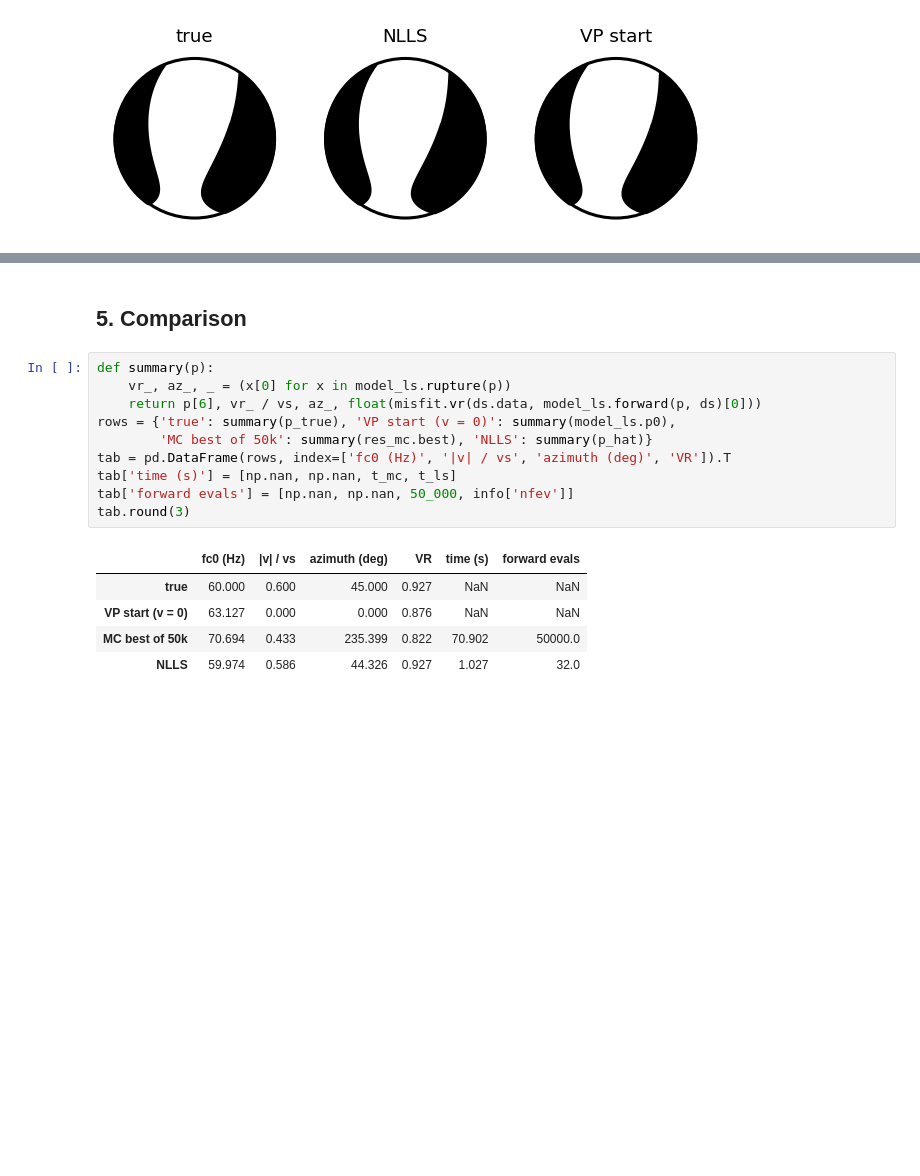
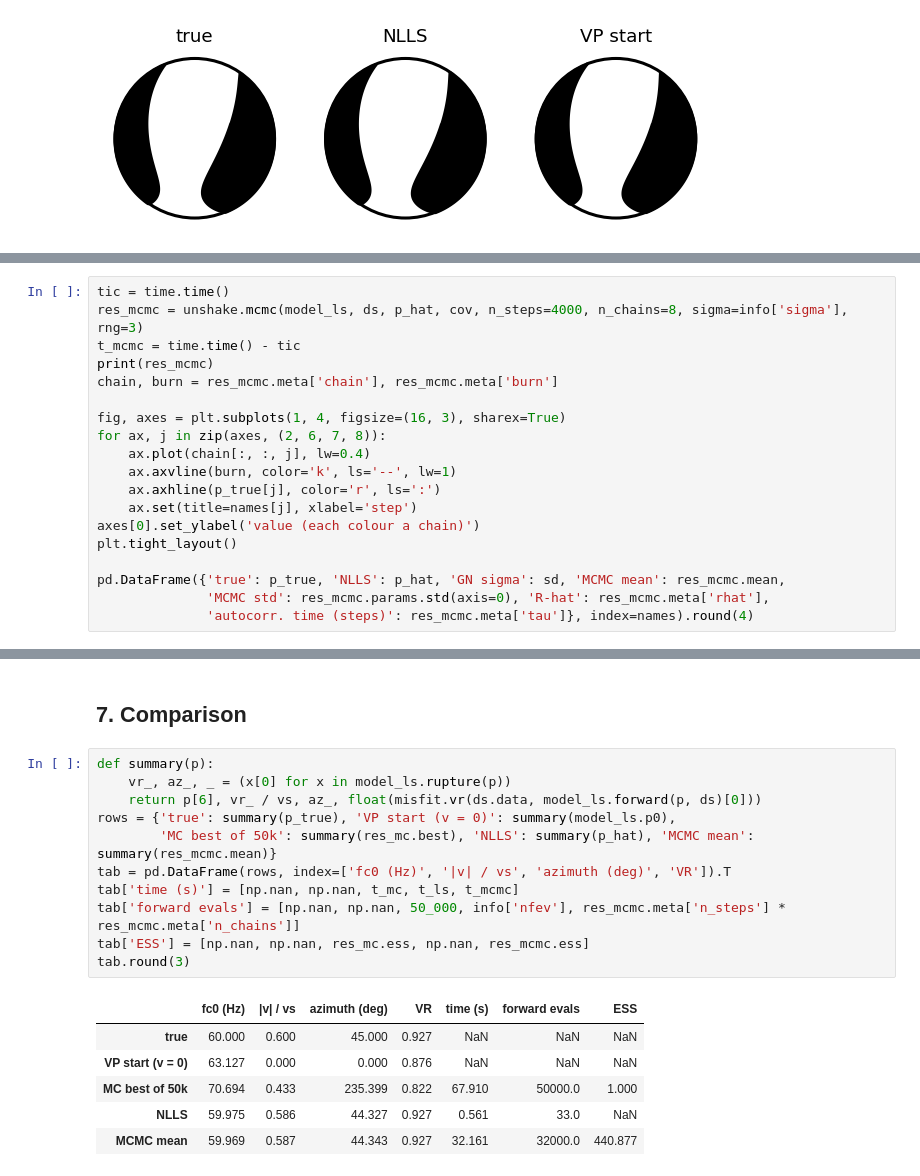
Before and after one commit to TomSHudson/unshake, a Jupyter notebook: examples/directional_inversion_demo.ipynb, the cells around one changed output, grey strips where cells are left out. Cells and saved outputs as stored; diff of their text form; blank space fills up the shorter version.

Commit message:
Added MCMC to MT+DC directivity inversion method and added option to estimate uncertainty for correlated, band-limited noise conditions.

```diff
--- a/examples/directional_inversion_demo.ipynb
+++ b/examples/directional_inversion_demo.ipynb
@@ -244,0 +308,19 @@ for ax, (lab, m6) in zip(axes, (('true', m_true), ('NLLS', p_hat[:6]), ('VP star
+# %%
+tic = time.time()
+res_mcmc = unshake.mcmc(model_ls, ds, p_hat, cov, n_steps=4000, n_chains=8, sigma=info['sigma'], rng=3)
+t_mcmc = time.time() - tic
+print(res_mcmc)
+chain, burn = res_mcmc.meta['chain'], res_mcmc.meta['burn']
+
+fig, axes = plt.subplots(1, 4, figsize=(16, 3), sharex=True)
+for ax, j in zip(axes, (2, 6, 7, 8)):
+    ax.plot(chain[:, :, j], lw=0.4)
+    ax.axvline(burn, color='k', ls='--', lw=1)
+    ax.axhline(p_true[j], color='r', ls=':')
+    ax.set(title=names[j], xlabel='step')
+axes[0].set_ylabel('value (each colour a chain)')
+plt.tight_layout()
+
+pd.DataFrame({'true': p_true, 'NLLS': p_hat, 'GN sigma': sd, 'MCMC mean': res_mcmc.mean,
+              'MCMC std': res_mcmc.params.std(axis=0), 'R-hat': res_mcmc.meta['rhat'],
+              'autocorr. time (steps)': res_mcmc.meta['tau']}, index=names).round(4)
@@ -270,21 +443,23 @@ crack: DC fraction of the estimate 0.006; fc0 60.19 Hz; v = [-677.  834.    0.]
 # %% [markdown]
-## 5. Comparison
+## 7. Comparison
 # %%
 def summary(p):
     vr_, az_, _ = (x[0] for x in model_ls.rupture(p))
     return p[6], vr_ / vs, az_, float(misfit.vr(ds.data, model_ls.forward(p, ds)[0]))
 rows = {'true': summary(p_true), 'VP start (v = 0)': summary(model_ls.p0),
-        'MC best of 50k': summary(res_mc.best), 'NLLS': summary(p_hat)}
+        'MC best of 50k': summary(res_mc.best), 'NLLS': summary(p_hat), 'MCMC mean': summary(res_mcmc.mean)}
 tab = pd.DataFrame(rows, index=['fc0 (Hz)', '|v| / vs', 'azimuth (deg)', 'VR']).T
-tab['time (s)'] = [np.nan, np.nan, t_mc, t_ls]
-tab['forward evals'] = [np.nan, np.nan, 50_000, info['nfev']]
+tab['time (s)'] = [np.nan, np.nan, t_mc, t_ls, t_mcmc]
+tab['forward evals'] = [np.nan, np.nan, 50_000, info['nfev'], res_mcmc.meta['n_steps'] * res_mcmc.meta['n_chains']]
+tab['ESS'] = [np.nan, np.nan, res_mc.ess, np.nan, res_mcmc.ess]
 tab.round(3)
 # %% [output]
-|  | fc0 (Hz) | |v| / vs | azimuth (deg) | VR | time (s) | forward evals |
-| true | 60.000 | 0.600 | 45.000 | 0.927 | NaN | NaN |
-| VP start (v = 0) | 63.127 | 0.000 | 0.000 | 0.876 | NaN | NaN |
-| MC best of 50k | 70.694 | 0.433 | 235.399 | 0.822 | 70.902 | 50000.0 |
-| NLLS | 59.974 | 0.586 | 44.326 | 0.927 | 1.027 | 32.0 |
+|  | fc0 (Hz) | |v| / vs | azimuth (deg) | VR | time (s) | forward evals | ESS |
+| true | 60.000 | 0.600 | 45.000 | 0.927 | NaN | NaN | NaN |
+| VP start (v = 0) | 63.127 | 0.000 | 0.000 | 0.876 | NaN | NaN | NaN |
+| MC best of 50k | 70.694 | 0.433 | 235.399 | 0.822 | 67.910 | 50000.0 | 1.000 |
+| NLLS | 59.975 | 0.586 | 44.327 | 0.927 | 0.561 | 33.0 | NaN |
+| MCMC mean | 59.969 | 0.587 | 44.343 | 0.927 | 32.161 | 32000.0 | 440.877 |
 # %% [markdown]
 **Summary:**
 - **Variable projection** gives a good starting $f_{c0}$ and MT cheaply. With directivity in the data its $f_{c0}$ is biased by a few Hz, because one Brune has to fit both the forward and backward directions.
```
Also changed, not shown: parts of 15 cells of this notebook, 9 other files.
